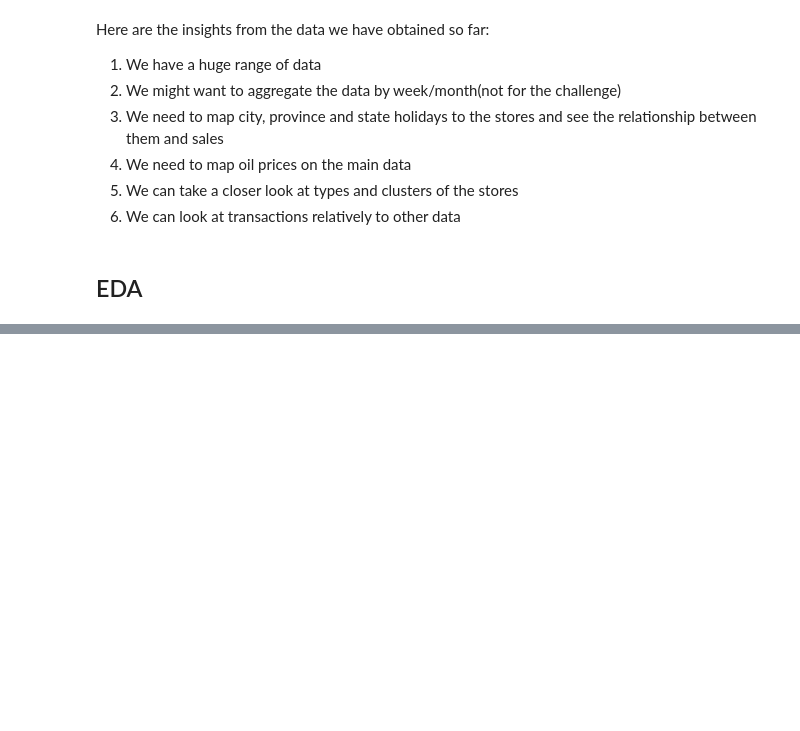
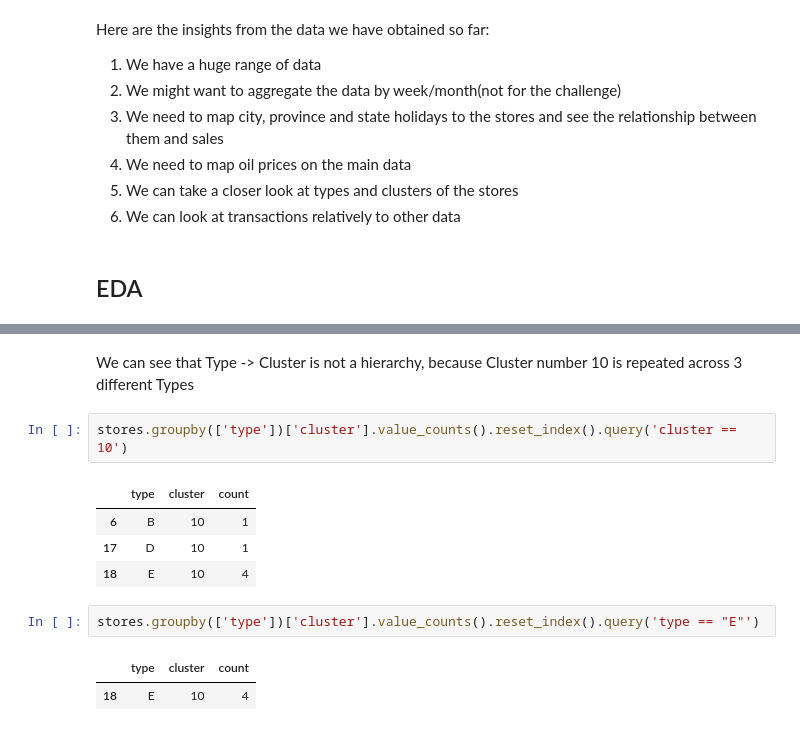
Before and after one commit to i-osipchyk/kaggle-sales-predictions, a Jupyter notebook: main.ipynb, the cells around one changed output, grey strips where cells are left out. Saved outputs shown, nothing was run; the diff lists cells and outputs as text; blank space fills up the shorter version.

```diff
--- a/main.ipynb
+++ b/main.ipynb
@@ -287,0 +363,14 @@ Here is the diagram of the data:
+# %% [markdown]
+We can see that Type -> Cluster is not a hierarchy, because Cluster number 10 is repeated across 3 different Types
+# %%
+stores.groupby(['type'])['cluster'].value_counts().reset_index().query('cluster == 10')
+# %% [output]
+|  | type | cluster | count |
+| 6 | B | 10 | 1 |
+| 17 | D | 10 | 1 |
+| 18 | E | 10 | 4 |
+# %%
+stores.groupby(['type'])['cluster'].value_counts().reset_index().query('type == "E"')
+# %% [output]
+|  | type | cluster | count |
+| 18 | E | 10 | 4 |
```
Also changed, not shown: parts of 11 cells of this notebook.
